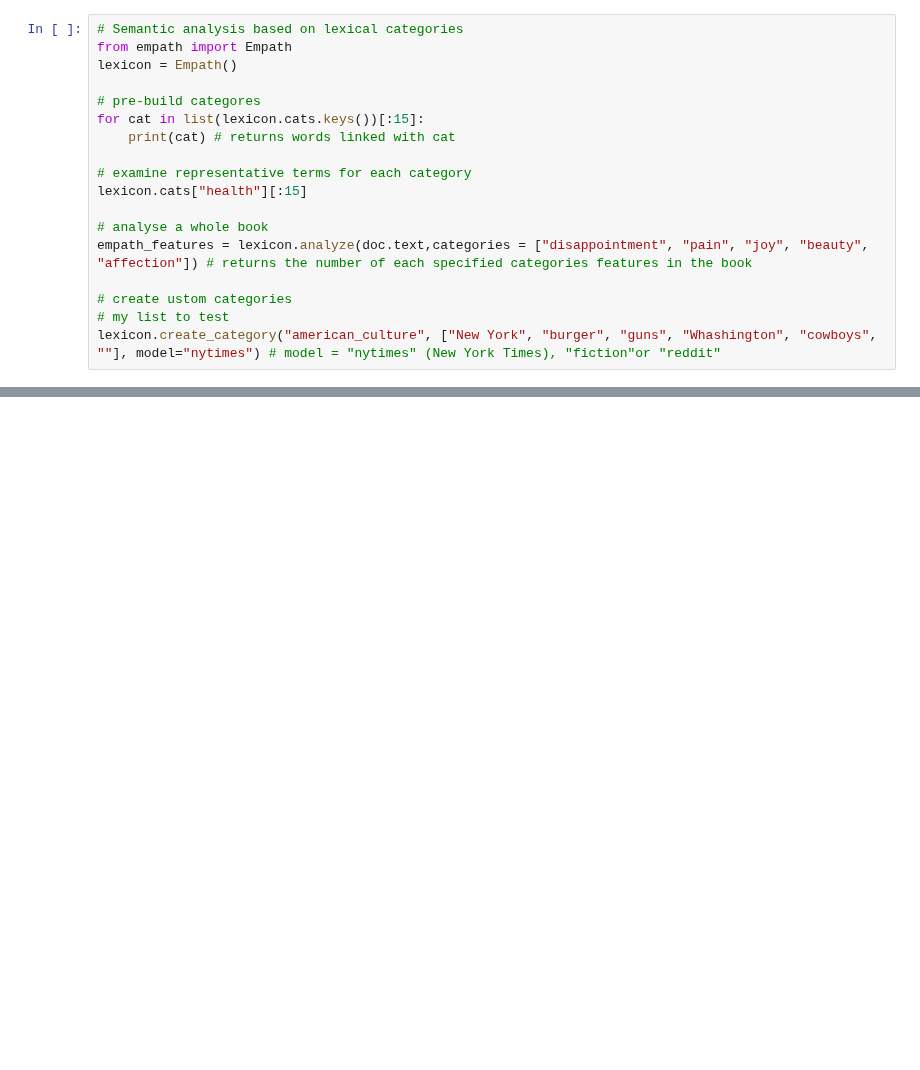
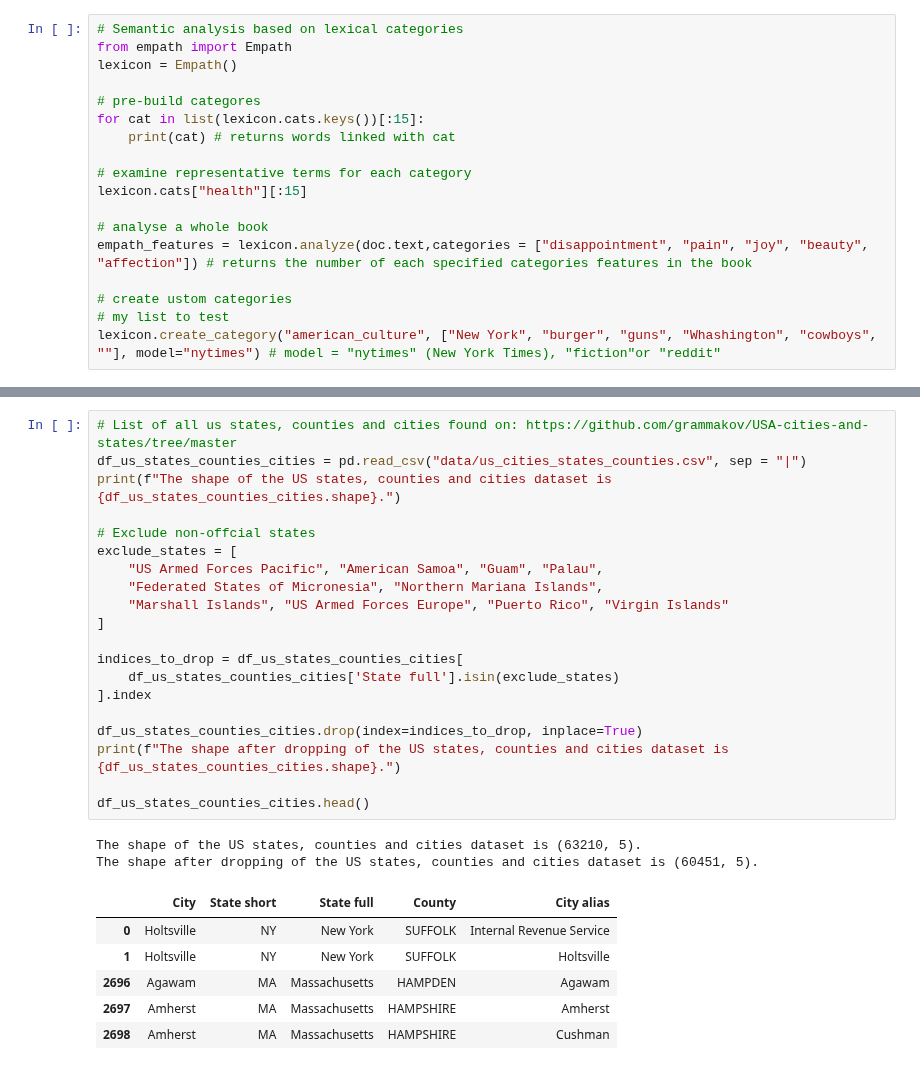
Before and after one commit to epfl-ada/ada-2024-project-adactylous, a Jupyter notebook: NLP_Luca_P3.ipynb, the cells around one changed output, grey strips where cells are left out. Drawn from its saved outputs; the diff is of its cells as text; blank space fills up the shorter version.

```diff
--- a/NLP_Luca_P3.ipynb
+++ b/NLP_Luca_P3.ipynb
@@ -336,0 +369,29 @@ df_plots
+# %%
+# List of all us states, counties and cities found on: https://github.com/grammakov/USA-cities-and-states/tree/master
+df_us_states_counties_cities = pd.read_csv("data/us_cities_states_counties.csv", sep = "|")
+print(f"The shape of the US states, counties and cities dataset is {df_us_states_counties_cities.shape}.")
+
+# Exclude non-offcial states
+exclude_states = [
+    "US Armed Forces Pacific", "American Samoa", "Guam", "Palau",
+    "Federated States of Micronesia", "Northern Mariana Islands",
+    "Marshall Islands", "US Armed Forces Europe", "Puerto Rico", "Virgin Islands"
+]
+
+indices_to_drop = df_us_states_counties_cities[
+    df_us_states_counties_cities['State full'].isin(exclude_states)
+].index
+
+df_us_states_counties_cities.drop(index=indices_to_drop, inplace=True)
+print(f"The shape after dropping of the US states, counties and cities dataset is {df_us_states_counties_cities.shape}.")
+
+df_us_states_counties_cities.head()
+# %% [output]
+The shape of the US states, counties and cities dataset is (63210, 5).
+The shape after dropping of the US states, counties and cities dataset is (60451, 5).
+|  | City | State short | State full | County | City alias |
+| 0 | Holtsville | NY | New York | SUFFOLK | Internal Revenue Service |
+| 1 | Holtsville | NY | New York | SUFFOLK | Holtsville |
+| 2696 | Agawam | MA | Massachusetts | HAMPDEN | Agawam |
+| 2697 | Amherst | MA | Massachusetts | HAMPSHIRE | Amherst |
+| 2698 | Amherst | MA | Massachusetts | HAMPSHIRE | Cushman |
```
Also changed, not shown: parts of 7 cells of this notebook, 1 other file.
